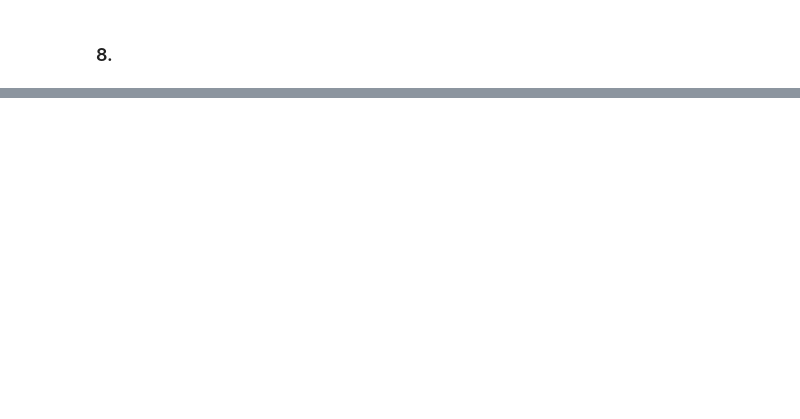
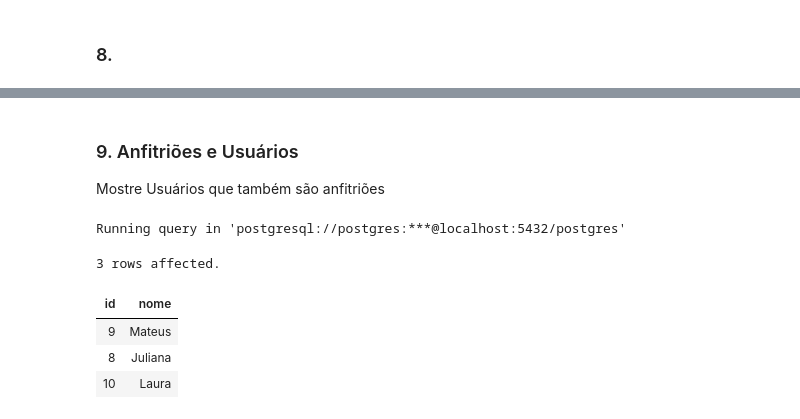
Before and after one commit to MiguelHenri/SCC0240, a Jupyter notebook: t1.ipynb, the cells around one changed output, grey strips where cells are left out. Cells and saved outputs as stored; diff of their text form; code cells hidden in the pictures; blank space fills up the shorter version.

```diff
--- a/t1.ipynb
+++ b/t1.ipynb
@@ -311,2 +285,22 @@ Truncated to displaylimit of 10.
+# %% [markdown]
+### 9. Anfitriões e Usuários
+Mostre Usuários que também são anfitriões
+# %%
+%%sql
+SELECT DISTINCT
+    U.id, U.Nome
+FROM Usuarios U,
+(
+    SELECT * FROM Propriedades P, Locacoes L
+    WHERE P.IDProprietario = L.IDLocatario
+) AS prop_loc
+WHERE U.id = prop_loc.IDProprietario
+# %% [output]
+Running query in 'postgresql://postgres:***@localhost:5432/postgres'
+3 rows affected.
+| id | nome |
+| 9 | Mateus |
+| 8 | Juliana |
+| 10 | Laura |
 # %%
 %%sql
```
Also changed, not shown: parts of 16 cells of this notebook, 2 other files.
